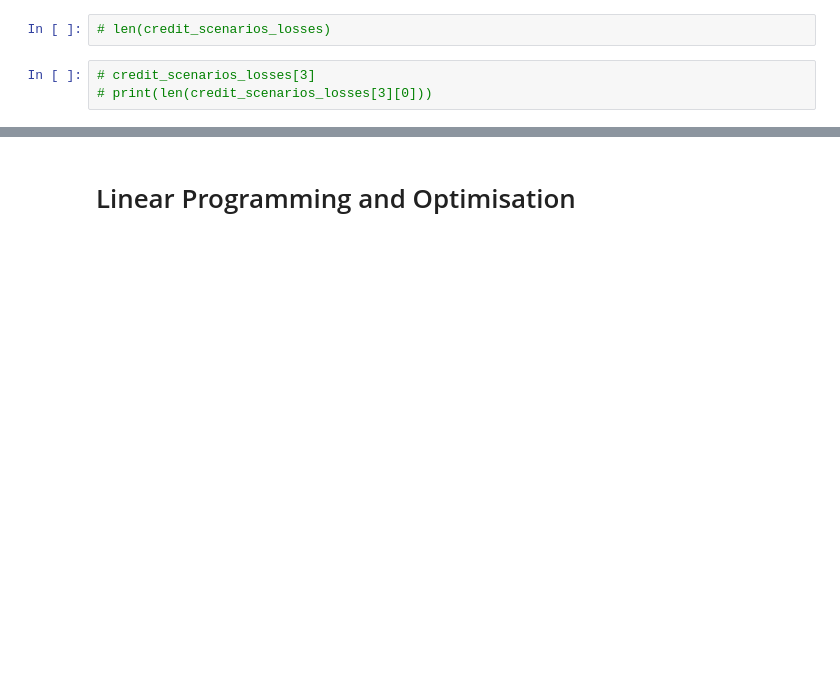
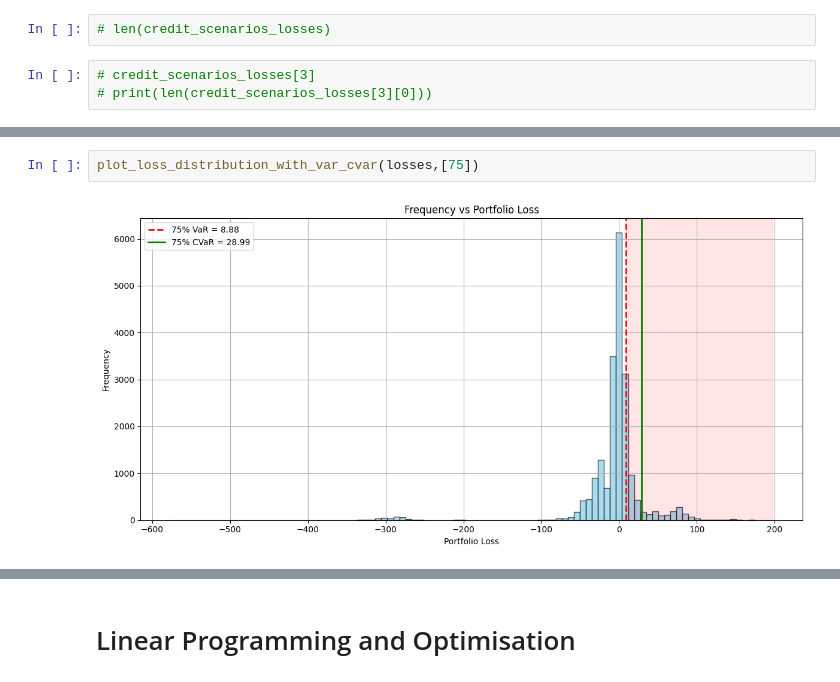
Before and after one commit to Rudra-prasad-tarai/CreditRiskOptimisation, a Jupyter notebook: Credit_Risk_Optimisation.ipynb, the cells around one changed output, grey strips where cells are left out. Cells and saved outputs as stored; diff of their text form; blank space fills up the shorter version.

```diff
--- a/Credit_Risk_Optimisation.ipynb
+++ b/Credit_Risk_Optimisation.ipynb
@@ -597,0 +568,4 @@ loss_matrix[0].shape
+# %%
+plot_loss_distribution_with_var_cvar(losses,[75])
+# %% [output]
+[figure, added]
```
Also changed, not shown: parts of 43 cells of this notebook.
